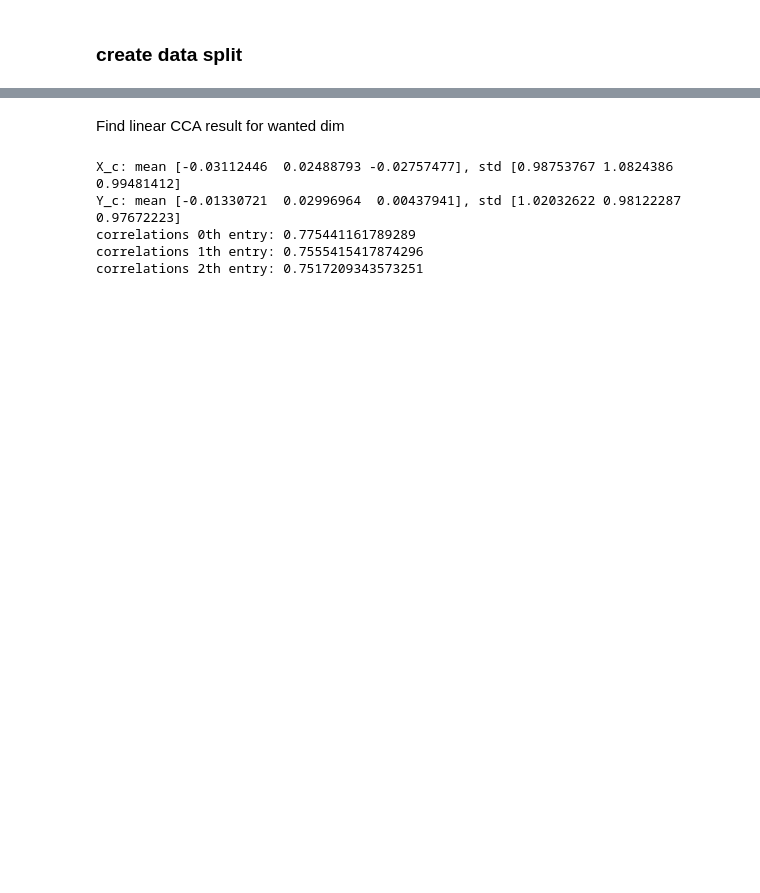
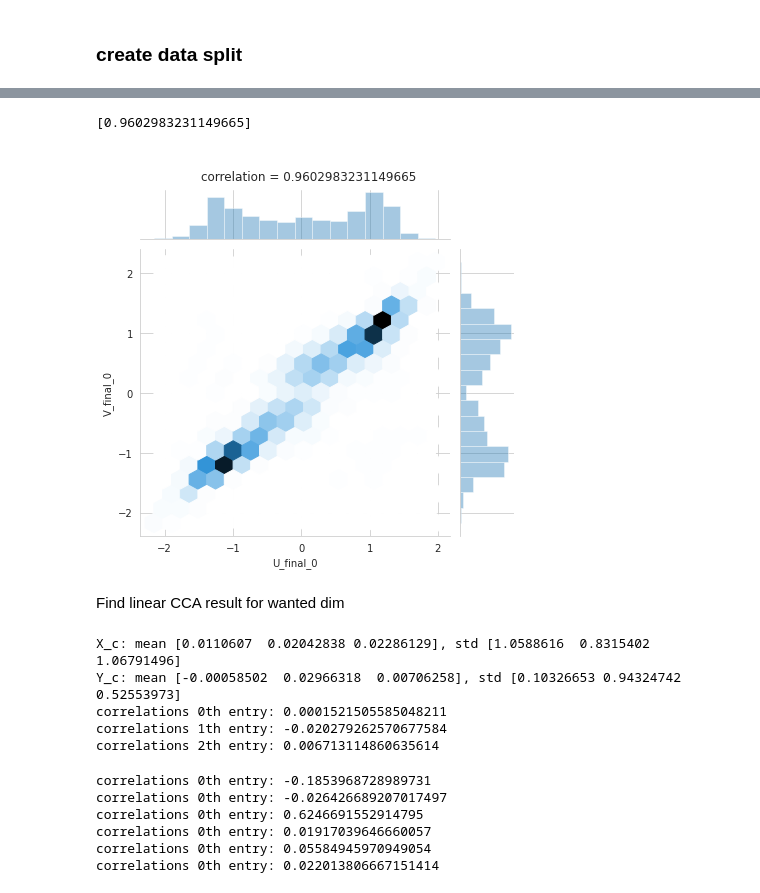
Before and after one commit to jonatanbarkan/ACEDeep, a Jupyter notebook: ADCEs.ipynb, the cells around one changed output, grey strips where cells are left out. Drawn from its saved outputs; the diff is of its cells as text; code cells hidden in the pictures; blank space fills up the shorter version.

```diff
--- a/ADCEs.ipynb
+++ b/ADCEs.ipynb
@@ -372,18 +466,34 @@ for epoch in range(max_epochs):
+# %%
+draw_correlations(Us, Vs, False, True, labels=['U_final', 'V_final'])
+# %% [output]
+[0.9602983231149665]
+[figure, added]
 # %% [markdown]
 Find linear CCA result for wanted dim
 # %%
 from sklearn.cross_decomposition import CCA
 cca = CCA(n_components=3)
 X_train_c, Y_train_c = cca.fit_transform(X_train, Y_train)
-X_c, Y_c = cca.transform(X_test, Y_test)
+X_c, Y_c = cca.transform(Xs, Ys)
 print(f'X_c: mean {np.mean(X_c, axis=0)}, std {np.std(X_c, axis=0)}')
 print(f'Y_c: mean {np.mean(Y_c, axis=0)}, std {np.std(Y_c, axis=0)}')
 
 CCAtrain = draw_correlations(X_train_c, Y_train_c, False)
-CCAtest = draw_correlations(X_c, Y_c)
+CCAtest = draw_correlations(X_c, Y_c, True)
 # %% [output]
-X_c: mean [-0.03112446  0.02488793 -0.02757477], std [0.98753767 1.0824386  0.99481412]
-Y_c: mean [-0.01330721  0.02996964  0.00437941], std [1.02032622 0.98122287 0.97672223]
-correlations 0th entry: 0.775441161789289
-correlations 1th entry: 0.7555415417874296
-correlations 2th entry: 0.7517209343573251
+X_c: mean [0.0110607  0.02042838 0.02286129], std [1.0588616  0.8315402  1.06791496]
+Y_c: mean [-0.00058502  0.02966318  0.00706258], std [0.10326653 0.94324742 0.52553973]
+correlations 0th entry: 0.0001521505585048211
+correlations 1th entry: -0.020279262570677584
+correlations 2th entry: 0.006713114860635614
+# %%
+for i in range(X_c.shape[-1]):
+  draw_correlations(Us, X_c[:,i][:, np.newaxis], True, False)
+  draw_correlations(Vs, Y_c[:,i][:, np.newaxis], True, False)
+# %% [output]
+correlations 0th entry: -0.1853968728989731
+correlations 0th entry: -0.026426689207017497
+correlations 0th entry: 0.6246691552914795
+correlations 0th entry: 0.01917039646660057
+correlations 0th entry: 0.05584945970949054
+correlations 0th entry: 0.022013806667151414
```
Also changed, not shown: parts of 44 cells of this notebook.
